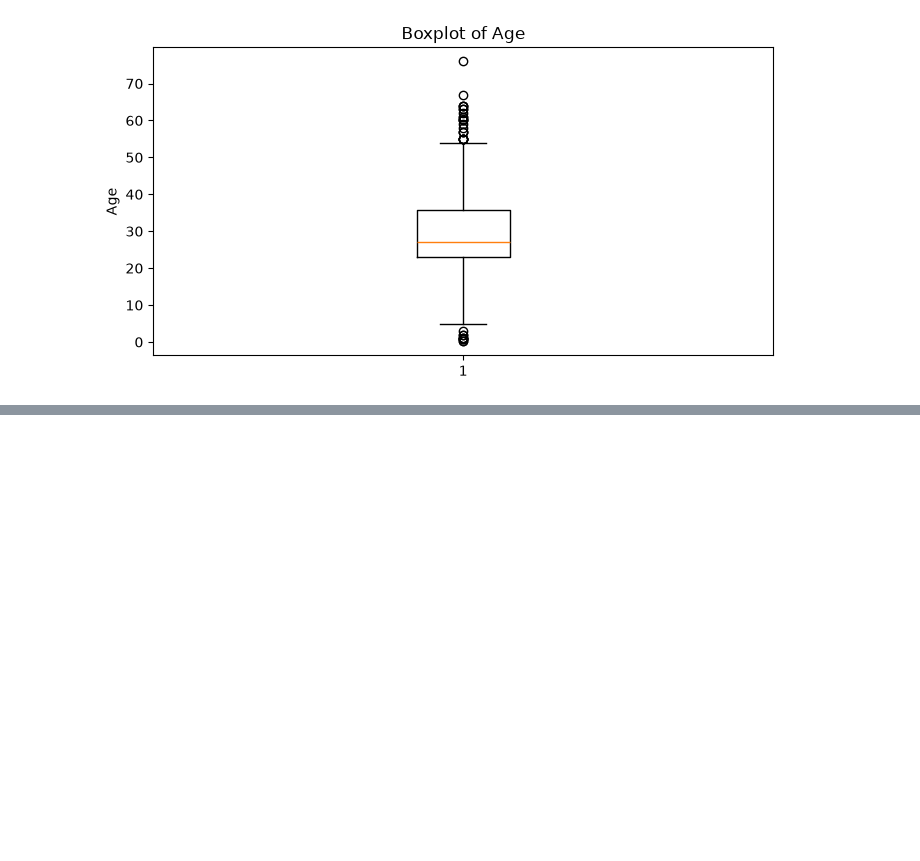
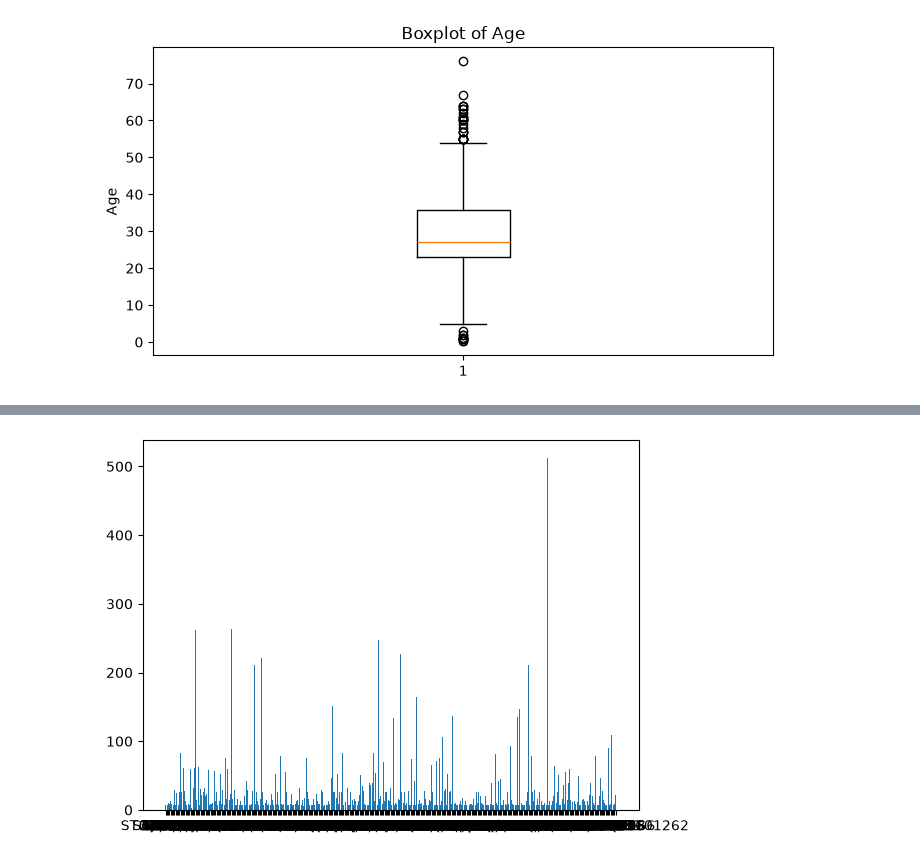
Before and after one commit to ankit-kr-maurya-82/Data-Science, a Jupyter notebook: day10.ipynb, the cells around one changed output, grey strips where cells are left out. Cells and saved outputs as stored; diff of their text form; code cells hidden in the pictures; blank space fills up the shorter version.

```diff
--- a/day10.ipynb
+++ b/day10.ipynb
@@ -265,0 +301,7 @@ plt.show()
+# %%
+data1=data["Ticket"]
+data2=data["Fare"]
+plt.bar(data1,data2)
+plt.show()
+# %% [output]
+[figure, added]
```
Also changed, not shown: parts of 8 cells of this notebook.
